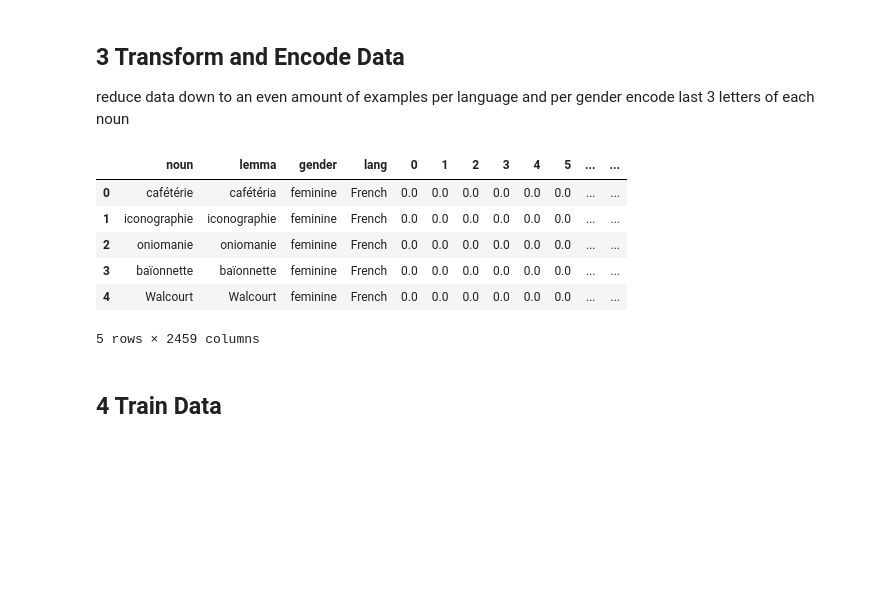
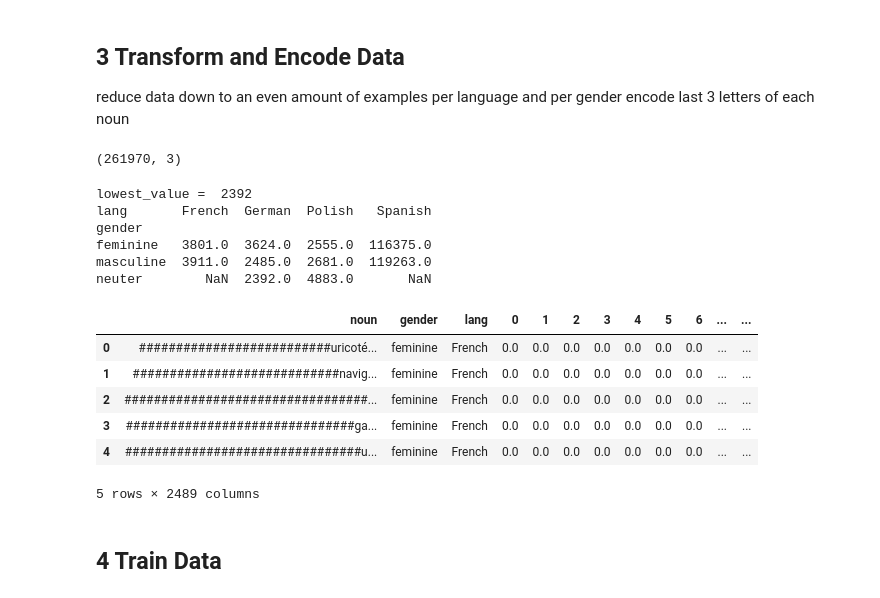
Before and after one commit to NinaNusb/-Morphology-Gender-assignment, a Jupyter notebook: notebooks/main.ipynb, the cells around one changed output. Saved outputs shown, nothing was run; the diff lists cells and outputs as text; code cells hidden in the pictures; blank space fills up the shorter version.

```diff
--- a/notebooks/main.ipynb
+++ b/notebooks/main.ipynb
@@ -34,0 +63,7 @@ df.head(5)
+# %%
+# remove numbers, hypens, spaces, and periods
+no_nums = raw_df[(~raw_df['noun'].str.contains('-| |\.|1|2|3|4|5|6|7|8|9|0'))]
+print(no_nums.shape)
+# remove full uppercase
+no_caps = no_nums[(~no_nums['noun'].str.isupper())]
+print(no_caps.shape)
@@ -36,17 +121,54 @@ df.head(5)
 ## 3 Transform and Encode Data
 reduce data down to an even amount of examples per language and per gender
 encode last 3 letters of each noun
-# %%
-trans_df = transform_clean_df(df)
-trans_df.head(5)
-# %% [output]
-|  | noun | lemma | gender | lang | 0 | 1 | 2 | 3 | 4 | 5 | ... | ... |
-| 0 | cafétérie | cafétéria | feminine | French | 0.0 | 0.0 | 0.0 | 0.0 | 0.0 | 0.0 | ... | ... |
-| 1 | iconographie | iconographie | feminine | French | 0.0 | 0.0 | 0.0 | 0.0 | 0.0 | 0.0 | ... | ... |
-| 2 | oniomanie | oniomanie | feminine | French | 0.0 | 0.0 | 0.0 | 0.0 | 0.0 | 0.0 | ... | ... |
-| 3 | baïonnette | baïonnette | feminine | French | 0.0 | 0.0 | 0.0 | 0.0 | 0.0 | 0.0 | ... | ... |
-| 4 | Walcourt | Walcourt | feminine | French | 0.0 | 0.0 | 0.0 | 0.0 | 0.0 | 0.0 | ... | ... |
-5 rows × 2459 columns
+# %%
+# get length of longest noun
+max_length = clean['noun'].str.len().max()
+
+def add_filler(word):
+    if len(word) < max_length:
+        diff = max_length - len(word)
+        return '#' * diff + word
+    return word
+
+# apply function to every value in column 'noun'
+
+clean['noun'] = clean['noun'].apply(add_filler)
+print(clean.shape)
+# %% [output]
+(261970, 3)
+# %%
+grouped = clean.groupby(['gender','lang']).size().unstack()
+lowest_value = int(grouped.min().min())
+print('lowest_value = ', lowest_value)
+print(distribution(clean))
+# %% [output]
+lowest_value =  2392
+lang       French  German  Polish   Spanish
+gender
+feminine   3801.0  3624.0  2555.0  116375.0
+masculine  3911.0  2485.0  2681.0  119263.0
+neuter        NaN  2392.0  4883.0       NaN
+# %%
+def trans(dframe, n=0):
+    reduced_df = dframe.groupby(['lang', 'gender'])['noun', 'gender', 'lang'].sample(n=lowest_value) # reduce each language and gender by lowest_value
+    to_be_encoded = reduced_df['noun'].str[-n:] # grab n amount of letters start from the end to encode only
+    ohe = OneHotEncoder(sparse=False) # initialize the encoder
+    transformed = ohe.fit_transform(to_be_encoded.to_numpy().reshape(-1, 1)) # encode
+    transformed_df = pd.DataFrame(transformed) # convert to a dataframe
+    reduced_df.reset_index(inplace=True, drop=True) # reset indexes
+    return pd.concat([reduced_df, transformed_df], axis=1) # create new dataframe of reduced df and transformed df
+# %%
+trans_df = trans(clean, 3) # taking only the last three letters
+trans_df.head(5)
+# %% [output]
+|  | noun | gender | lang | 0 | 1 | 2 | 3 | 4 | 5 | 6 | ... | ... |
+| 0 | ##########################uricoté... | feminine | French | 0.0 | 0.0 | 0.0 | 0.0 | 0.0 | 0.0 | 0.0 | ... | ... |
+| 1 | ############################navig... | feminine | French | 0.0 | 0.0 | 0.0 | 0.0 | 0.0 | 0.0 | 0.0 | ... | ... |
+| 2 | #################################... | feminine | French | 0.0 | 0.0 | 0.0 | 0.0 | 0.0 | 0.0 | 0.0 | ... | ... |
+| 3 | ###############################ga... | feminine | French | 0.0 | 0.0 | 0.0 | 0.0 | 0.0 | 0.0 | 0.0 | ... | ... |
+| 4 | ################################u... | feminine | French | 0.0 | 0.0 | 0.0 | 0.0 | 0.0 | 0.0 | 0.0 | ... | ... |
+5 rows × 2489 columns
 # %% [markdown]
 ## 4 Train Data
 # %% [markdown]
```
Also changed, not shown: parts of 18 cells of this notebook.
